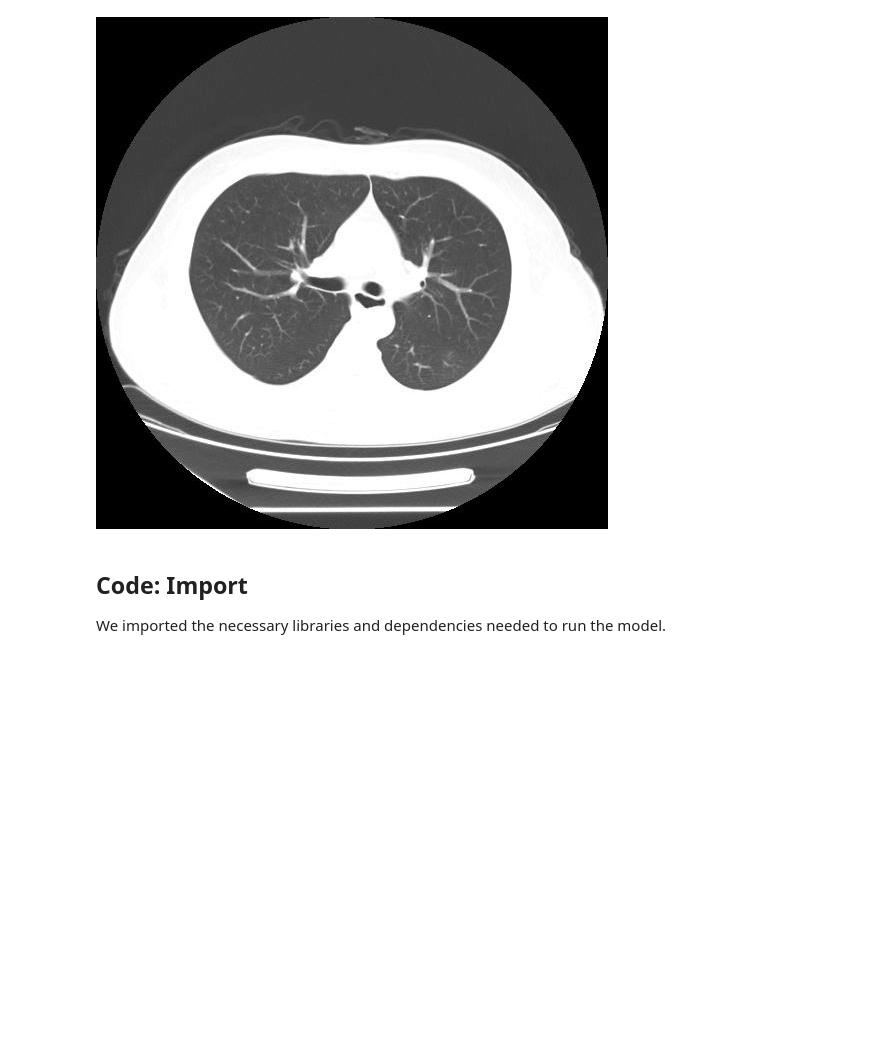
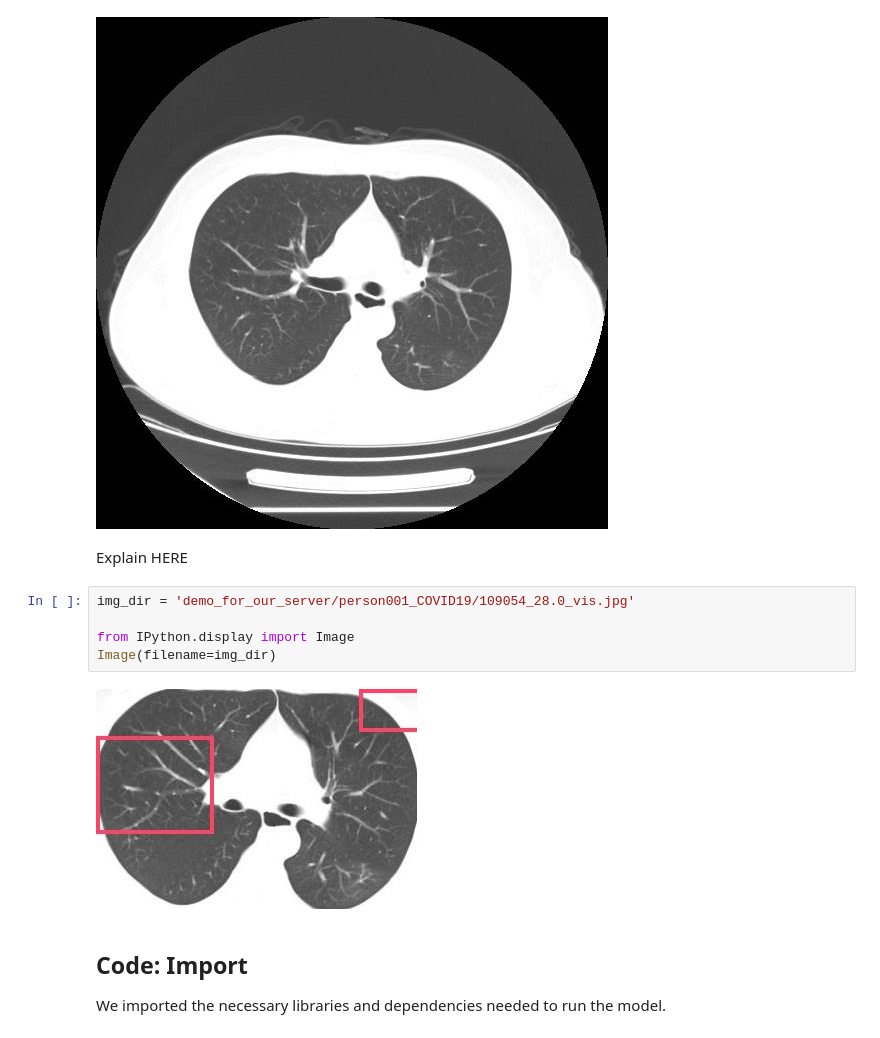
Before and after one commit to edwardzhu0211/AI-based-COVID-19-Detection-From-CT-Scans, a Jupyter notebook: DL4H_Team_36.ipynb, the cells around one changed output. Cells and saved outputs as stored; diff of their text form; blank space fills up the shorter version.

```diff
--- a/DL4H_Team_36.ipynb
+++ b/DL4H_Team_36.ipynb
@@ -58,6 +58,15 @@ from IPython.display import Image
 Image(filename=img_dir)
 # %% [output]
 [figure]
+# %% [markdown]
+Explain HERE
+# %%
+img_dir = 'demo_for_our_server/person001_COVID19/109054_28.0_vis.jpg'
+
+from IPython.display import Image
+Image(filename=img_dir)
+# %% [output]
+[figure, added]
 # %% [markdown]
 ## Code: Import
 We imported the necessary libraries and dependencies needed to run the model.
```
Also changed, not shown: parts of 1 cell of this notebook.
